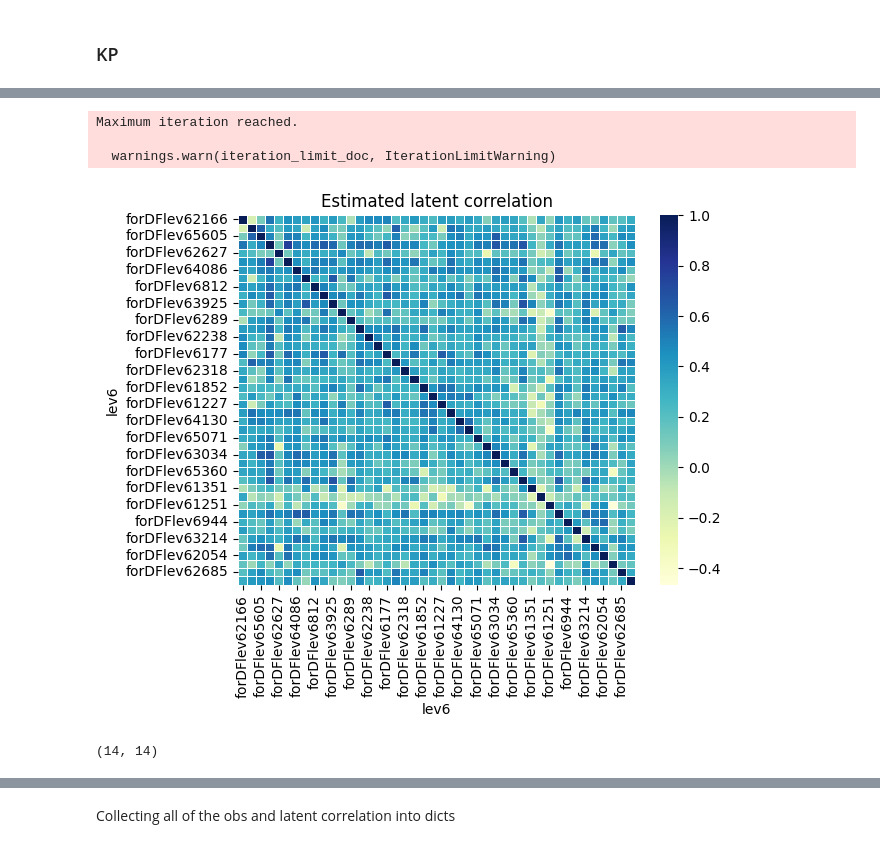
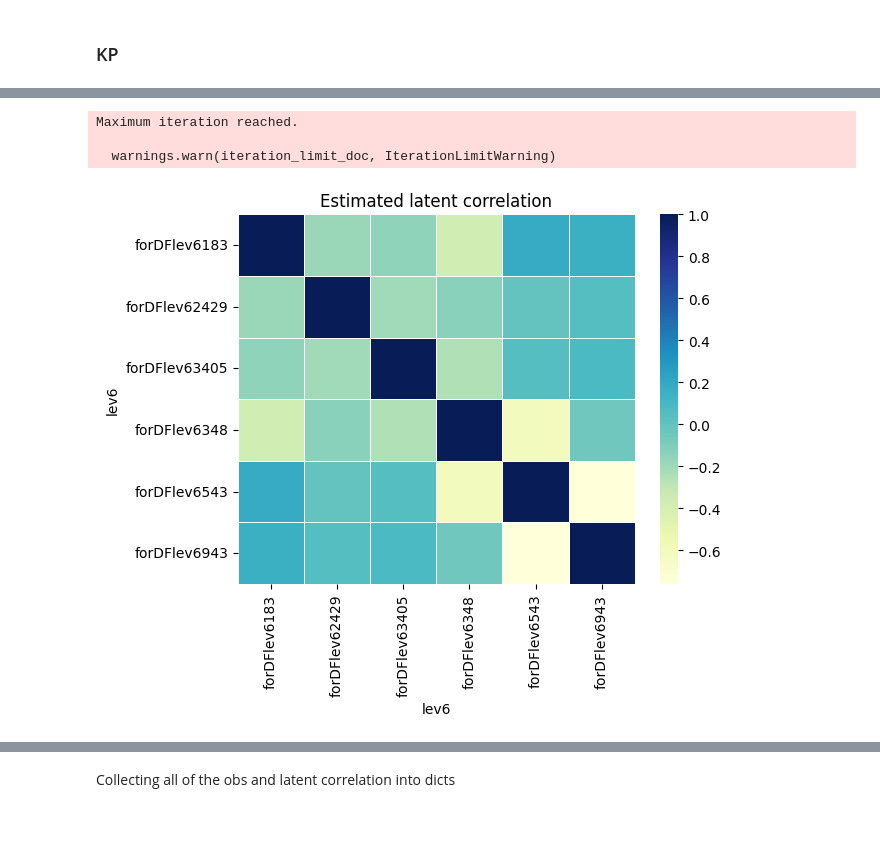
Before and after one commit to leuschjanphilipp/BacDrop-ggi, a Jupyter notebook: notebooks/03_rRNA_ggl.ipynb, the cells around one changed output, grey strips where cells are left out. Saved outputs shown, nothing was run; the diff lists cells and outputs as text; code cells hidden in the pictures.

```diff
--- a/notebooks/03_rRNA_ggl.ipynb
+++ b/notebooks/03_rRNA_ggl.ipynb
@@ -134,0 +123,6 @@ len(all_rrna_genes)
+# %%
+intersection_genes = set(data_nSBM["SC_proteins"].varm["protein_hierarchy"].loc[ec_gc5.var["protein"]]["lev6"].values).intersection(
+    set(data_nSBM["SC_proteins"].varm["protein_hierarchy"].loc[efm_gc5.var["protein"]]["lev6"].values),
+    set(data_nSBM["SC_proteins"].varm["protein_hierarchy"].loc[psa_gc5.var["protein"]]["lev6"].values),
+    set(data_nSBM["SC_proteins"].varm["protein_hierarchy"].loc[kp_gc5.var["protein"]]["lev6"].values))
+intersection_genes
@@ -289,7 +304,7 @@ psa_obs_sample_final.shape
 # %% [markdown]
 ### KP
 # %%
-kp_obs = pd.DataFrame(index=data_nSBM["SC_proteins"].varm["protein_hierarchy"].loc[kp_adata.var["protein"]]["lev6"],
-                      data=kp_adata.layers["sqrt_counts"].T.A)
+kp_obs = pd.DataFrame(index=data_nSBM["SC_proteins"].varm["protein_hierarchy"].loc[kp_gc5.var["protein"]]["lev6"],
+                      data=kp_gc5.layers["sqrt_counts"].T.A)
 kp_obs.shape
 # %% [output]
@@ -301,0 +317,3 @@ kp_obs_sample.shape
+# %%
+kp_obs_sample = kp_obs_sample.loc[kp_obs_sample.index.isin(intersection_genes)]
+kp_obs_sample
@@ -301,0 +333,3 @@ kp_obs_sample.shape
+# %%
+kp_obs_sample = kp_obs_sample.groupby(kp_obs_sample.index).sum()
+kp_obs_sample
@@ -302,14 +346,8 @@ kp_obs_sample.shape
 # %%
-tps = ["tru"] * kp_obs.shape[0]
-kp_latent = latentcor(kp_obs.T, tps=tps, method='approx', use_nearPD=True, nu=0.001, showplot=True)
+tps = ["tru"] * kp_obs_sample.shape[0]
+kp_latent = latentcor(kp_obs_sample.T, tps=tps, method='approx', use_nearPD=True, nu=0.001, showplot=True)
 # %% [output]
 Maximum iteration reached.
 
   warnings.warn(iteration_limit_doc, IterationLimitWarning)
-[figure, old version]
+[figure, new version]
-# %%
-kp_fill_idx = list(all_rrna_genes - set(data_nSBM["SC_proteins"].varm["protein_hierarchy"].loc[kp_adata.var["protein"]]["lev6"].values))
-kp_fill = pd.DataFrame(index=kp_fill_idx, columns=kp_fill_idx)
-kp_fill.shape
-# %% [output]
-(14, 14)
```
Also changed, not shown: parts of 51 cells of this notebook, 4 other files.
